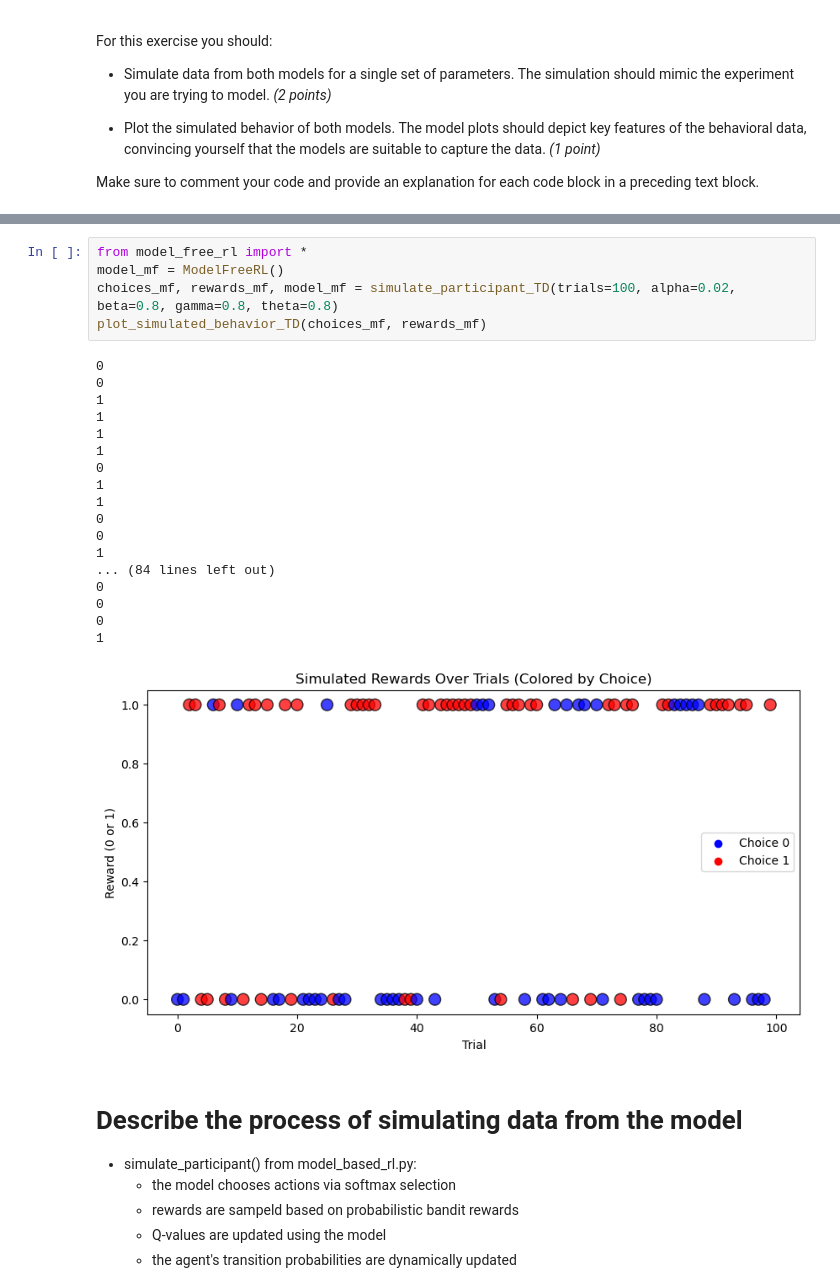
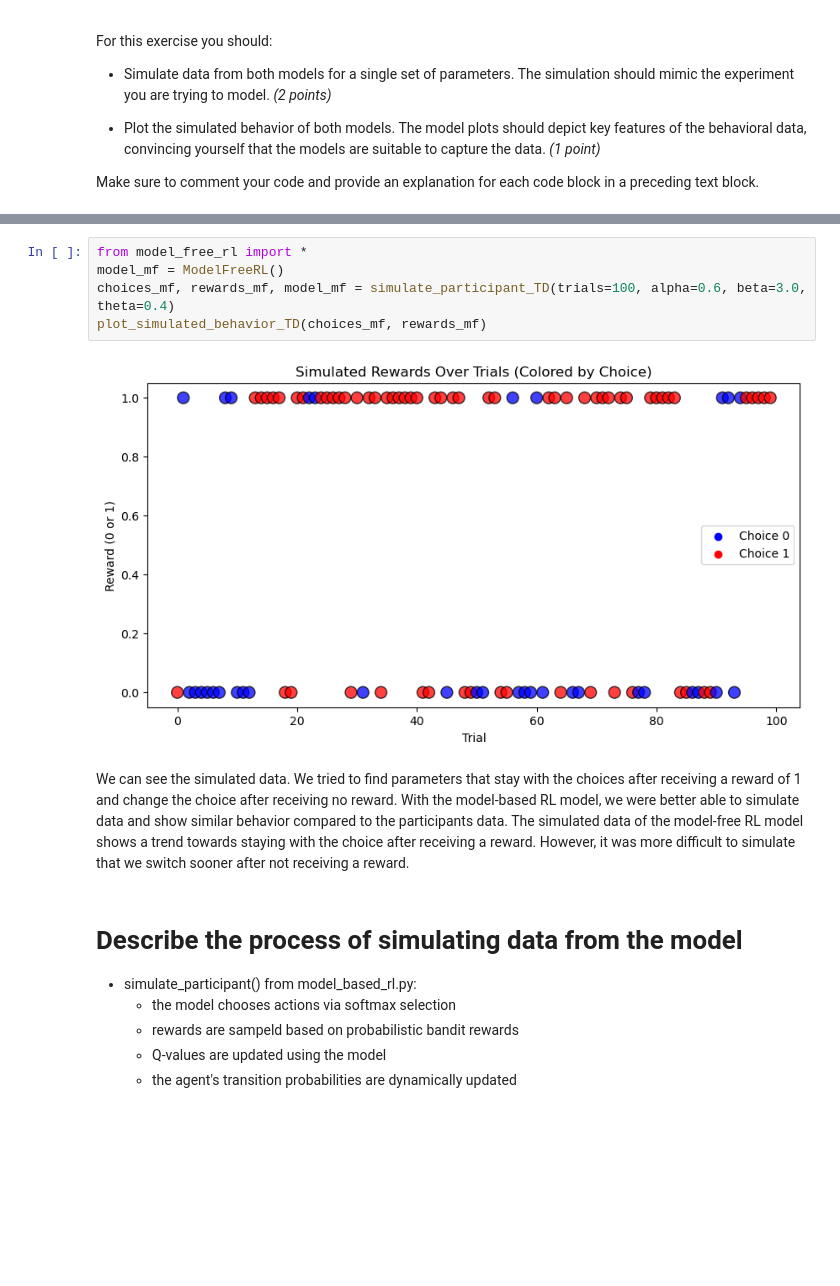
Before and after one commit to elihagen/modeling_group3, a Jupyter notebook: Group3_Experiment_1.ipynb, the cells around one changed output, grey strips where cells are left out. Drawn from its saved outputs; the diff is of its cells as text; blank space fills up the shorter version.

```diff
--- a/Group3_Experiment_1.ipynb
+++ b/Group3_Experiment_1.ipynb
@@ -234,27 +239,12 @@ plot_simulated_behavior(choices_mb, rewards_mb)
 # %%
 from model_free_rl import *
 model_mf = ModelFreeRL()
-choices_mf, rewards_mf, model_mf = simulate_participant_TD(trials=100, alpha=0.02, beta=0.8, gamma=0.8, theta=0.8)
+choices_mf, rewards_mf, model_mf = simulate_participant_TD(trials=100, alpha=0.6, beta=3.0, theta=0.4)
 plot_simulated_behavior_TD(choices_mf, rewards_mf)
 # %% [output]
-0
-0
-1
-1
-1
-1
-0
-1
-1
-0
-0
-1
-... (84 lines left out)
-0
-0
-0
-1
-[figure, old version]
+[figure, new version]
+# %% [markdown]
+We can see the simulated data. We tried to find parameters that stay with the choices after receiving a reward of 1 and change the choice after receiving no reward. With the model-based RL model, we were better able to simulate data and show similar behavior compared to the participants data. The simulated data of the model-free RL model shows a trend towards staying with the choice after receiving a reward. However, it was more difficult to simulate that we switch sooner after not receiving a reward.
 # %% [markdown]
 # Describe the process of simulating data from the model
 - simulate_participant() from model_based_rl.py:
```
Also changed, not shown: parts of 23 cells of this notebook, 18 other files.
